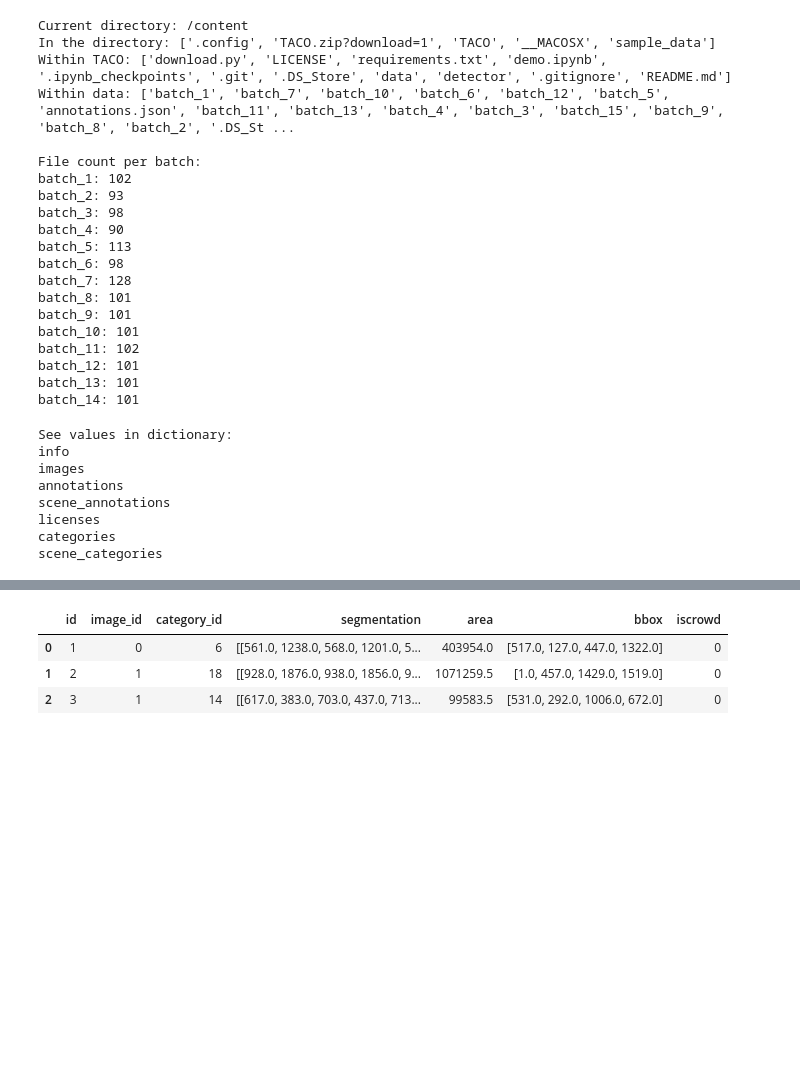
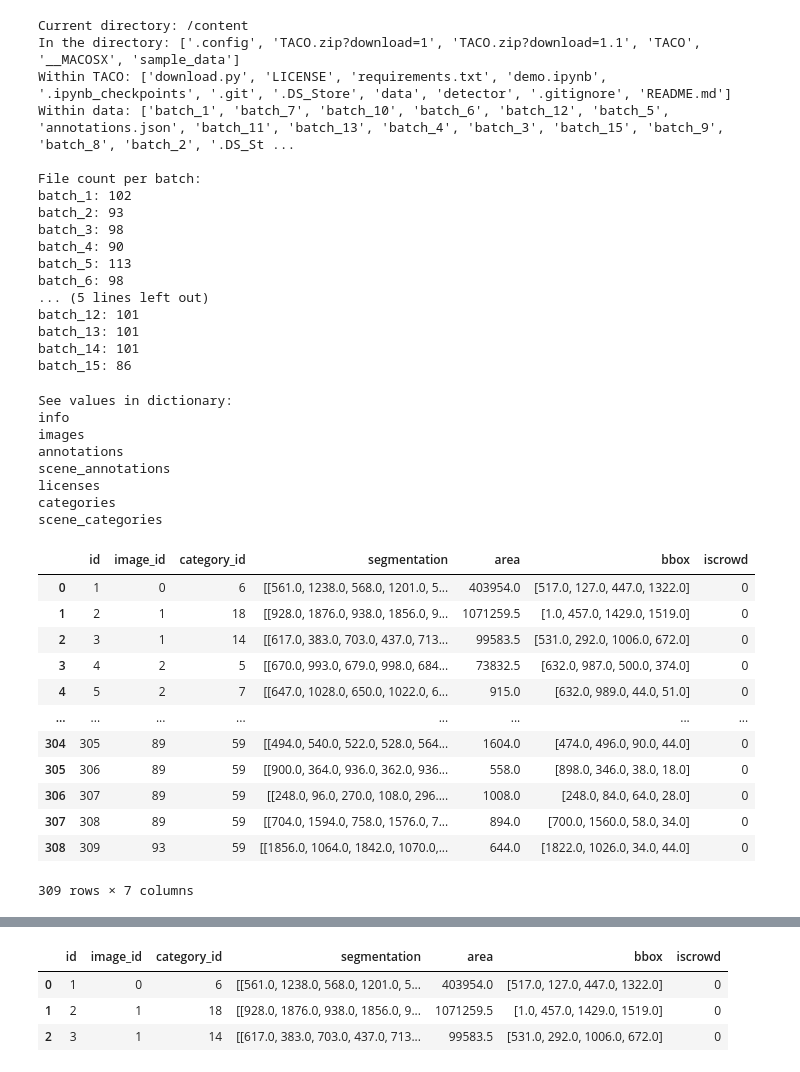
Before and after one commit to moeraza/juice-box, a Jupyter notebook: data/processed/Juice_Box.ipynb, the cells around one changed output, grey strips where cells are left out. Drawn from its saved outputs; the diff is of its cells as text; code cells hidden in the pictures; blank space fills up the shorter version.

```diff
--- a/data/processed/Juice_Box.ipynb
+++ b/data/processed/Juice_Box.ipynb
@@ -36,11 +40,11 @@ print('In the directory:', os.listdir())
 print('Within TACO:' , os.listdir('TACO'))
 print('Within data:', os.listdir('TACO/data'),'\n')
 print('File count per batch:')
-for i in range(1,15):
+for i in range(1,16):
     print('batch_'+str(i)+':',len(os.listdir('TACO/data/batch_'+str(i))))
 # %% [output]
 Current directory: /content
-In the directory: ['.config', 'TACO.zip?download=1', 'TACO', '__MACOSX', 'sample_data']
+In the directory: ['.config', 'TACO.zip?download=1', 'TACO.zip?download=1.1', 'TACO', '__MACOSX', 'sample_data']
 Within TACO: ['download.py', 'LICENSE', 'requirements.txt', 'demo.ipynb', '.ipynb_checkpoints', '.git', '.DS_Store', 'data', 'detector', '.gitignore', 'README.md']
 Within data: ['batch_1', 'batch_7', 'batch_10', 'batch_6', 'batch_12', 'batch_5', 'annotations.json', 'batch_11', 'batch_13', 'batch_4', 'batch_3', 'batch_15', 'batch_9', 'batch_8', 'batch_2', '.DS_St ...
 
@@ -51,14 +55,11 @@ batch_3: 98
 batch_4: 90
 batch_5: 113
 batch_6: 98
-batch_7: 128
-batch_8: 101
-batch_9: 101
-batch_10: 101
-batch_11: 102
+... (5 lines left out)
 batch_12: 101
 batch_13: 101
 batch_14: 101
+batch_15: 86
 # %%
 #Read annotations
 print('See values in dictionary:')
@@ -75,6 +76,24 @@ scene_annotations
 licenses
 categories
 scene_categories
+# %%
+#Image information
+df_check = pd.DataFrame(data['annotations'])
+df_check
+# %% [output]
+|  | id | image_id | category_id | segmentation | area | bbox | iscrowd |
+| 0 | 1 | 0 | 6 | [[561.0, 1238.0, 568.0, 1201.0, 5... | 403954.0 | [517.0, 127.0, 447.0, 1322.0] | 0 |
+| 1 | 2 | 1 | 18 | [[928.0, 1876.0, 938.0, 1856.0, 9... | 1071259.5 | [1.0, 457.0, 1429.0, 1519.0] | 0 |
+| 2 | 3 | 1 | 14 | [[617.0, 383.0, 703.0, 437.0, 713... | 99583.5 | [531.0, 292.0, 1006.0, 672.0] | 0 |
+| 3 | 4 | 2 | 5 | [[670.0, 993.0, 679.0, 998.0, 684... | 73832.5 | [632.0, 987.0, 500.0, 374.0] | 0 |
+| 4 | 5 | 2 | 7 | [[647.0, 1028.0, 650.0, 1022.0, 6... | 915.0 | [632.0, 989.0, 44.0, 51.0] | 0 |
+| ... | ... | ... | ... | ... | ... | ... | ... |
+| 304 | 305 | 89 | 59 | [[494.0, 540.0, 522.0, 528.0, 564... | 1604.0 | [474.0, 496.0, 90.0, 44.0] | 0 |
+| 305 | 306 | 89 | 59 | [[900.0, 364.0, 936.0, 362.0, 936... | 558.0 | [898.0, 346.0, 38.0, 18.0] | 0 |
+| 306 | 307 | 89 | 59 | [[248.0, 96.0, 270.0, 108.0, 296.... | 1008.0 | [248.0, 84.0, 64.0, 28.0] | 0 |
+| 307 | 308 | 89 | 59 | [[704.0, 1594.0, 758.0, 1576.0, 7... | 894.0 | [700.0, 1560.0, 58.0, 34.0] | 0 |
+| 308 | 309 | 93 | 59 | [[1856.0, 1064.0, 1842.0, 1070.0,... | 644.0 | [1822.0, 1026.0, 34.0, 44.0] | 0 |
+309 rows × 7 columns
 # %%
 #Image information
 df_images = pd.DataFrame(data['images'])
```
Also changed, not shown: parts of 16 cells of this notebook, 1 other file.
